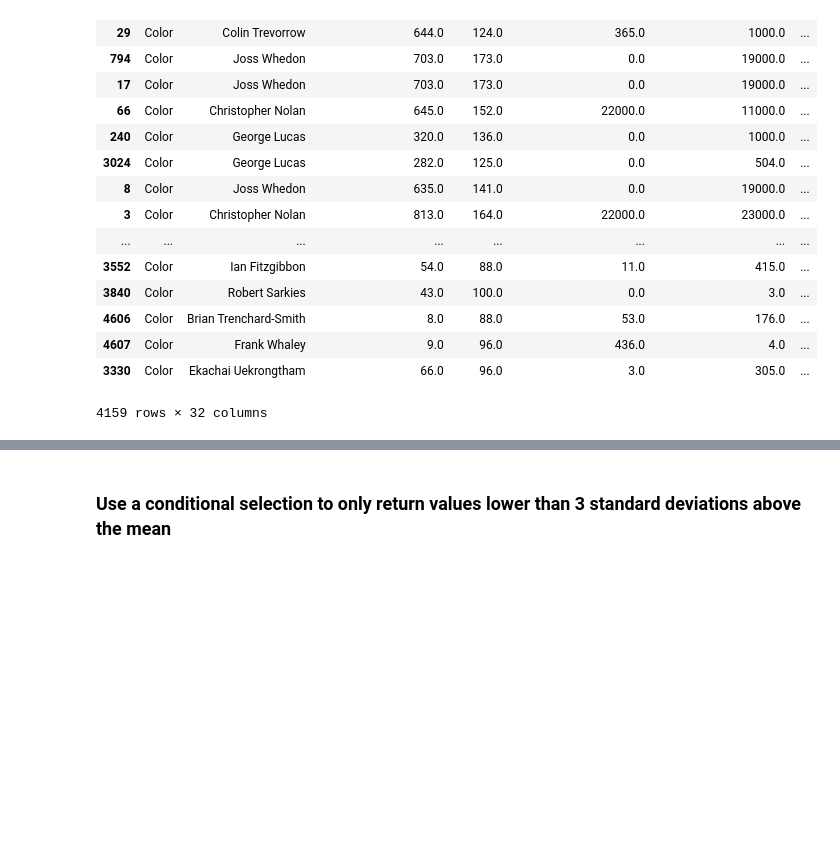
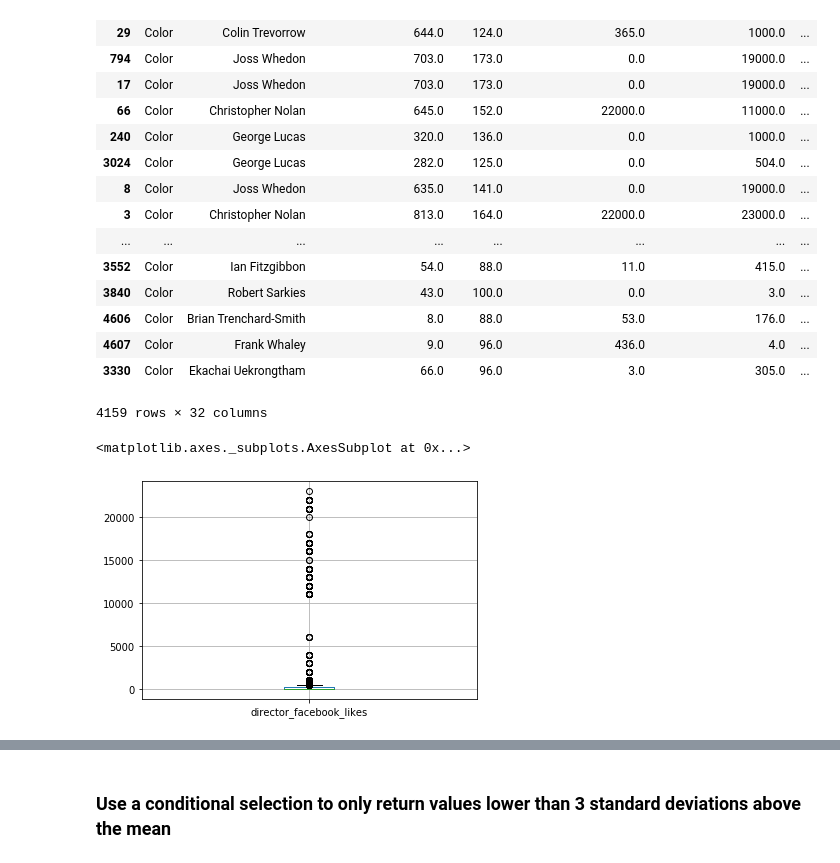
Before and after one commit to zahmedgit/nyc-ds-033020-lectures, a Jupyter notebook: Mod_1/Pandas/data_cleaning/Pandas_data_cleaning.ipynb, the cells around one changed output, grey strips where cells are left out. Drawn from its saved outputs; the diff is of its cells as text; code cells hidden in the pictures; blank space fills up the shorter version.

```diff
--- a/Mod_1/Pandas/data_cleaning/Pandas_data_cleaning.ipynb
+++ b/Mod_1/Pandas/data_cleaning/Pandas_data_cleaning.ipynb
@@ -499,3 +499,8 @@ df.sort_values('gross', ascending=False)
 | 4607 | Color | Frank Whaley | 9.0 | 96.0 | 436.0 | 4.0 | ... |
 | 3330 | Color | Ekachai Uekrongtham | 66.0 | 96.0 | 3.0 | 305.0 | ... |
 4159 rows × 32 columns
+# %%
+df.boxplot(['director_facebook_likes'])
+# %% [output]
+<matplotlib.axes._subplots.AxesSubplot at 0x...>
+[figure, added]
```
Also changed, not shown: parts of 5 cells of this notebook, 1 other file.
